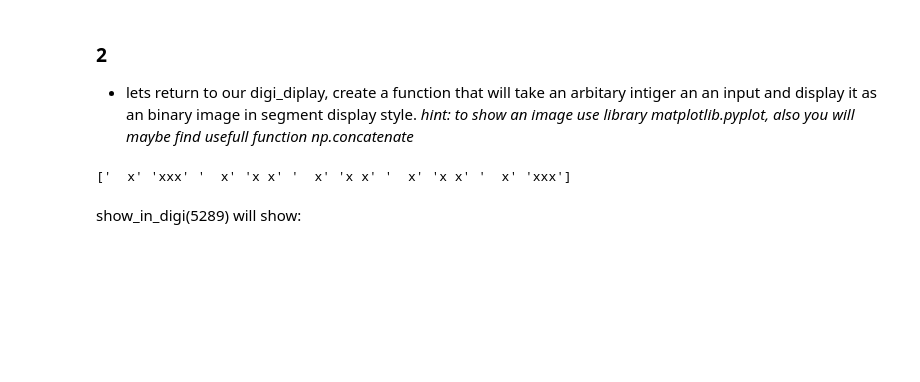
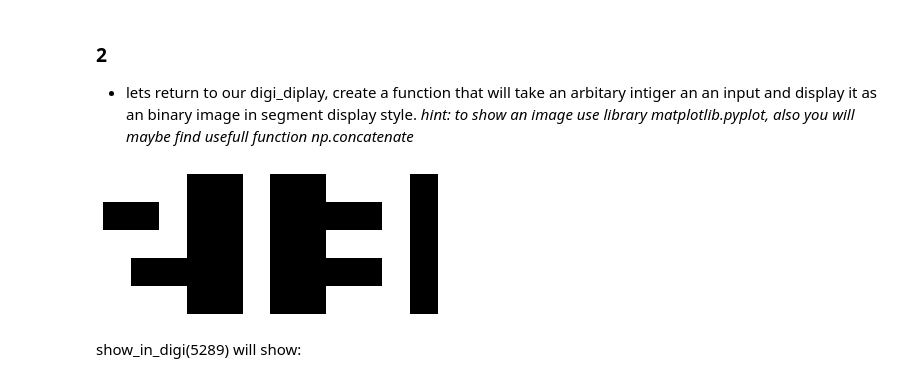
Before and after one commit to KristynaPijackova/Exercises, a Jupyter notebook: Kopie_sešitu_exercie_01.ipynb, the cells around one changed output. Drawn from its saved outputs; the diff is of its cells as text; code cells hidden in the pictures; blank space fills up the shorter version.

```diff
--- a/Kopie_sešitu_exercie_01.ipynb
+++ b/Kopie_sešitu_exercie_01.ipynb
@@ -178,23 +163,33 @@ def show_in_digi(input_integer: int) -> None:
-# %%
-    seven_seg_repre = {
-    '0': ('xxx', 'x x', 'x x', 'x x', 'xxx'),
-    '1': ('  x', '  x', '  x', '  x', '  x'),
-    '2': ('xxx', '  x', 'xxx', 'x  ', 'xxx'),
-    '3': ('xxx', '  x', 'xxx', '  x', 'xxx'),
-    '4': ('x x', 'x x', 'xxx', '  x', '  x'),
-    '5': ('xxx', 'x  ', 'xxx', '  x', 'xxx'),
-    '6': ('xxx', 'x  ', 'xxx', 'x x', 'xxx'),
-    '7': ('xxx', '  x', '  x', '  x', '  x'),
-    '8': ('xxx', 'x x', 'xxx', 'x x', 'xxx'),
-    '9': ('xxx', 'x x', 'xxx', '  x', 'xxx'),
-    '.': ('   ', '   ', '   ', '   ', '  x'),
-    }
-    digits = [seven_seg_repre[digit] for digit in str(10)]
-    digits = np.array(digits).T
-    digits = np.concatenate(digits)
-    print(digits)
-# %% [output]
-['  x' 'xxx' '  x' 'x x' '  x' 'x x' '  x' 'x x' '  x' 'xxx']
+# %%
+def show_in_digi(input_integer: int) -> None:
+    str_number = str(input_integer)
+    seven_seg_repre = {
+        '0': (1,1,1,1,0,1,1,0,1,1,0,1,1,1,1),
+        '1': (0,1,0,0,1,0,0,1,0,0,1,0,0,1,0),
+        '2': (1,1,1,0,0,1,1,1,1,1,0,0,1,1,1),
+        '3': (1,1,1,0,0,1,1,1,1,0,0,1,1,1,1),
+        '4': (1,0,1,1,0,1,1,1,1,0,0,1,0,0,1),
+        '5': (1,1,1,1,0,0,1,1,1,0,0,1,1,1,1),
+        '6': (1,1,1,1,0,0,1,1,1,1,0,1,1,1,1),
+        '7': (1,1,1,0,0,1,0,0,1,0,0,1,0,0,1),
+        '8': (1,1,1,1,0,1,1,1,1,1,0,1,1,1,1),
+        '9': (1,1,1,1,0,1,1,1,1,0,0,1,1,1,1),
+        }
+
+
+    arr = []
+    for str_nr in str_number:
+        digits = seven_seg_repre[str_nr]
+        digits = np.array(digits).reshape((5,3))
+        arr.append(digits)
+        arr.append(np.zeros((5,1)))
+
+    plt.imshow(np.concatenate(arr, axis=1), cmap='gray')
+    plt.axis('off')
+# %%
+show_in_digi(213)
+# %% [output]
+[figure, added]
 # %% [markdown]
 show_in_digi(5289) will show:
 # %% [markdown]
```
Also changed, not shown: parts of 8 cells of this notebook.
